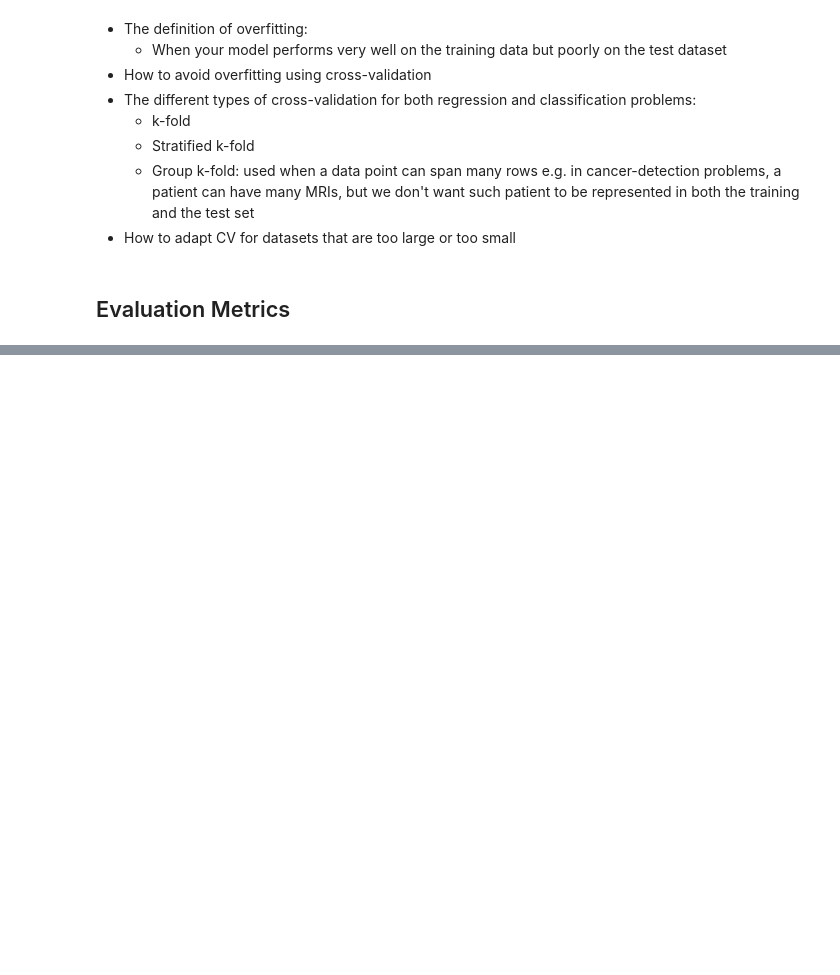
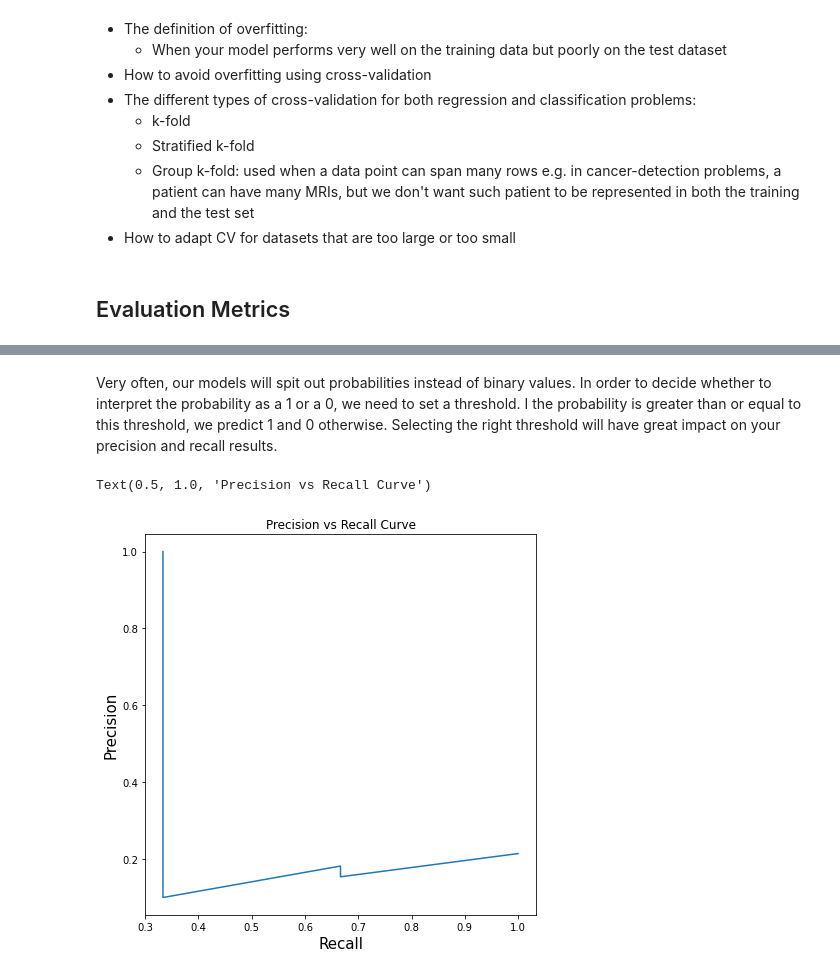
Before and after one commit to AliKhanafer7/approachingalmost, a Jupyter notebook: AAAMLP.ipynb, the cells around one changed output, grey strips where cells are left out. Cells and saved outputs as stored; diff of their text form; code cells hidden in the pictures; blank space fills up the shorter version.

Commit message:
accuracy, precision, recall

```diff
--- a/AAAMLP.ipynb
+++ b/AAAMLP.ipynb
@@ -552,3 +552,23 @@ df
 * How to adapt CV for datasets that are too large or too small
 # %% [markdown]
 ## Evaluation Metrics
+# %%
+def accuracy(y_true, y_pred):
+    '''
+    Computes accuracy
+    :param y_true: list of true values
+    :param y_pred: list of predicted values
+    :return: accuracy score
+    '''
+    if len(y_true) != len(y_pred):
+        raise ValueError('y_true and y_pred must have the same size')
+    correct_predictions = 0
+    for i in range(len(y_true)):
+        if y_true[i] == y_pred[i]:
+            correct_predictions += 1
+    return correct_predictions/len(y_true)
+
+# Test
+y_true = [0,0,0,1,1,0,1,0,1,1]
+y_pred = [0,1,1,1,1,0,0,0,1,1]
+print(f'expected: 0.7\ngot: {accuracy(y_true, y_pred)}')
@@ -554,0 +675,39 @@ df
+# %% [markdown]
+Very often, our models will spit out probabilities instead of binary values. In order to decide whether to interpret the probability as a 1 or a 0, we need to set a threshold. I the probability is greater than or equal to this threshold, we predict 1 and 0 otherwise. Selecting the right threshold will have great impact on your precision and recall results.
+# %%
+y_true = [0, 0, 0, 1, 0, 0, 0, 0, 0, 0, 1, 0, 0, 0, 0, 0, 0, 0, 1, 0]
+y_pred = [
+    0.02638412, 0.11114267, 0.31620708,
+    0.0490937, 0.0191491, 0.17554844,
+    0.15952202, 0.03819563, 0.11639273,
+    0.079377, 0.08584789, 0.39095342,
+    0.27259048, 0.03447096, 0.04644807,
+    0.03543574, 0.18521942, 0.05934905,
+    0.61977213, 0.33056815]
+
+precisions = []
+recalls = []
+
+# how we assumed these thresholds is a long story
+thresholds = [
+    0.0490937 , 0.05934905, 0.079377,
+    0.08584789, 0.11114267, 0.11639273,
+    0.15952202, 0.17554844, 0.18521942,
+    0.27259048, 0.31620708, 0.33056815,
+    0.39095342, 0.61977213]
+
+for i in thresholds:
+    temp_predictions = [1 if x>=i else 0 for x in y_pred]
+    p = precision(y_true, temp_predictions)
+    r = recall(y_true, temp_predictions)
+    precisions.append(p)
+    recalls.append(r)
+
+plt.figure(figsize=(7, 7))
+plt.plot(recalls, precisions)
+plt.xlabel('Recall', fontsize=15)
+plt.ylabel('Precision', fontsize=15)
+plt.title('Precision vs Recall Curve')
+# %% [output]
+Text(0.5, 1.0, 'Precision vs Recall Curve')
+[figure, added]
```
Also changed, not shown: parts of 9 cells of this notebook.
